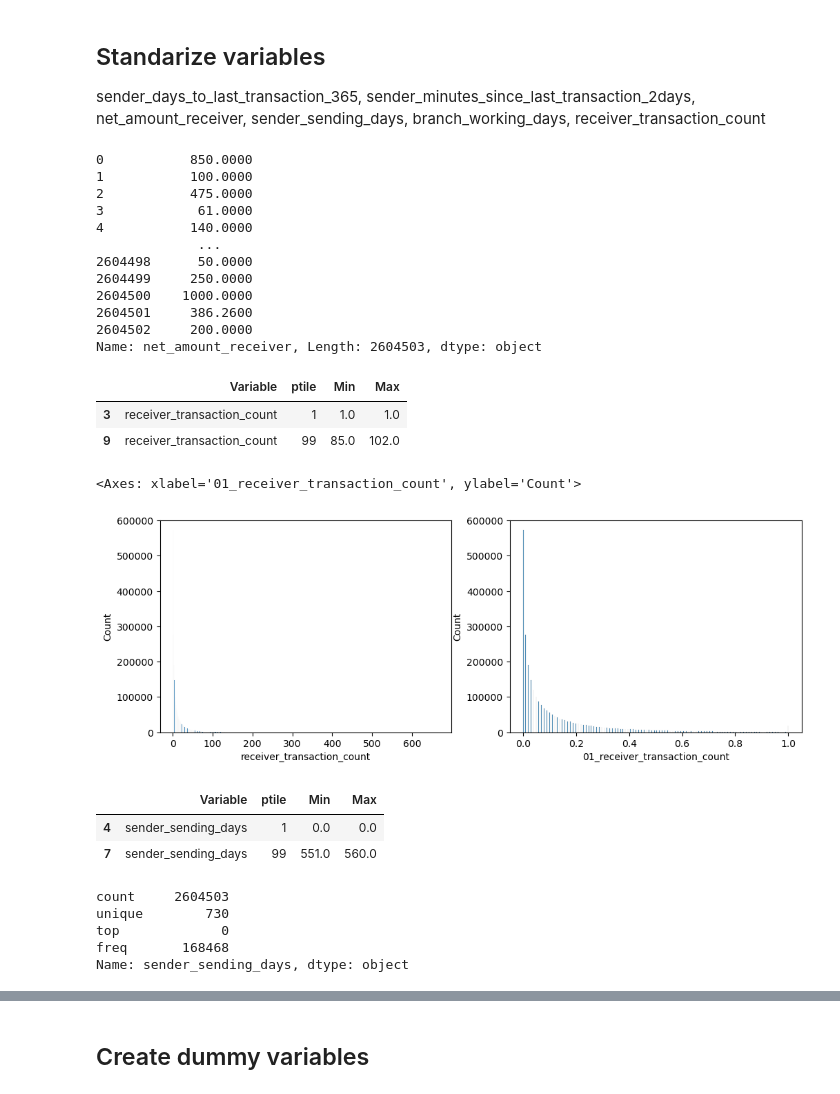
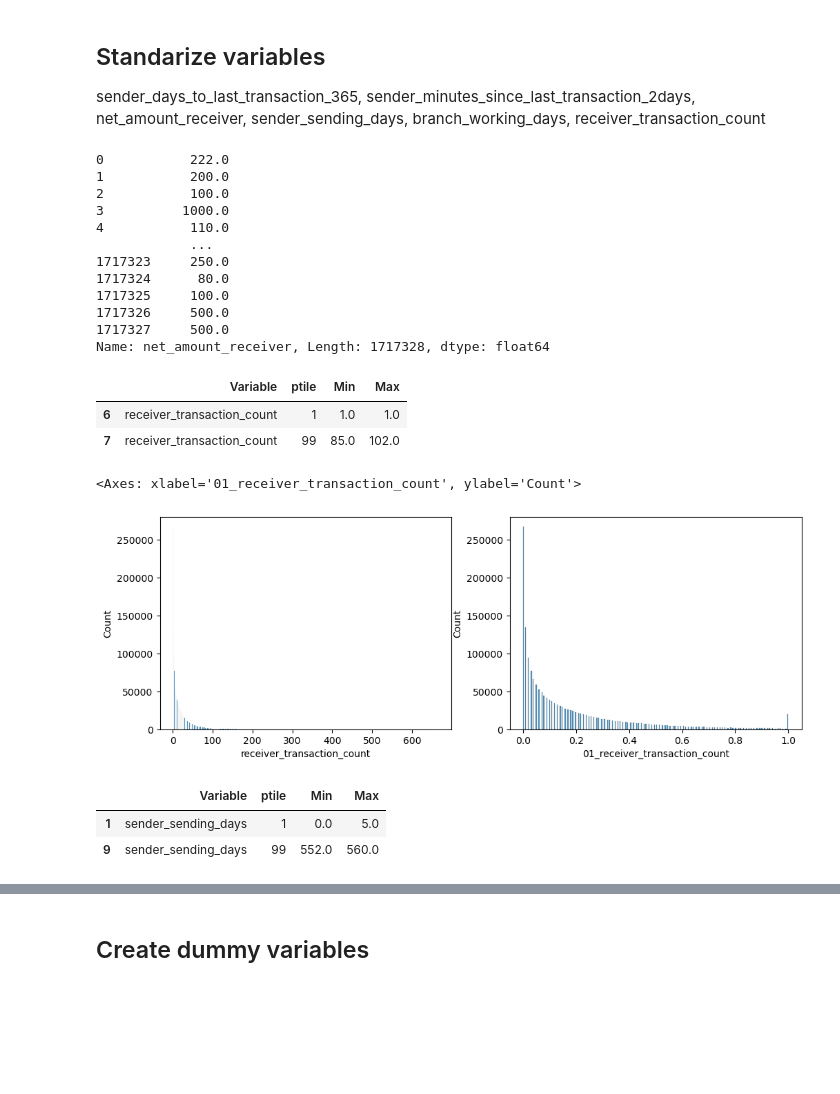
Before and after one commit to Magdaorozco644/ModelosAIm-dev, a Jupyter notebook: Analytics/5.Fraud/01-InputModelo-NuevasVar.ipynb, the cells around one changed output, grey strips where cells are left out. Saved outputs shown, nothing was run; the diff lists cells and outputs as text; code cells hidden in the pictures; blank space fills up the shorter version.

```diff
--- a/Analytics/5.Fraud/01-InputModelo-NuevasVar.ipynb
+++ b/Analytics/5.Fraud/01-InputModelo-NuevasVar.ipynb
@@ -75,12 +85,12 @@ conn = connect(s3_staging_dir=f'{bucket_name}queryresults/',
                region_name='us-east-1')
 
 # Month of data to name the parket file that will be stored
-mes_data = '202312' #812 secs
+mes_data = '202301' #812 secs
 #Set to one for creating files for test and zero for train
-archivo_test = 1
+archivo_test = 2
 
 df_ABT = pd.read_sql('''select * from analytics.abt_fraud
-                            where date_receiver between cast('2023-12-01' as date) and cast('2024-01-01' as date);''', conn)
+                            where date_receiver between cast('2023-01-01' as date) and cast('2023-02-01' as date);''', conn)
 # %% [markdown]
 Vieja query de ABT <br>
 df_ABT = pd.read_sql('''select abt.*
@@ -104,9 +114,10 @@ group by ptile
 union
 select 'sender_sending_days', ptile, min(sender_sending_days), max(sender_sending_days)
 from (select NTILE(100) OVER (order by cast(sender_sending_days as integer)) as ptile,
-        cast(sender_sending_days as integer) as sender_sending_days
+         sender_sending_days
     from analytics.abt_fraud
-    where date_receiver between cast('2023-01-01' as timestamp) and cast('2023-08-01' as timestamp))
+    where date_receiver between cast('2023-01-01' as timestamp) and cast('2023-08-01' as timestamp)
+    and sender_sending_days is not null)
 where ptile = 1 or ptile = 99
 group by ptile
 union
@@ -292,23 +293,23 @@ df_ABT['01_isBankDep'] = df_ABT.id_payout.isin(bankdp_payout)
 #df_ABT[['01_isCashPick','id_payout','01_isBankDep']]
 # %%
 #Count days to last transaction only for one year and if dummy variable if not
-df_ABT.loc[:,'sender_days_to_last_transaction_365'] = df_ABT['sender_days_to_last_transaction'].astype(float)
+#df_ABT.loc[:,'sender_days_to_last_transaction_365'] = df_ABT['sender_days_to_last_transaction'].astype(float)
 df_ABT.loc[:,'sender_days_to_last_transaction_more365'] = 0
-df_ABT.loc[df_ABT['sender_days_to_last_transaction'].astype(float)> 365, 'sender_days_to_last_transaction_more365'] = 1
-df_ABT.loc[df_ABT['sender_days_to_last_transaction'].astype(float)> 365, 'sender_days_to_last_transaction_365'] = 0
+df_ABT.loc[df_ABT['sender_days_to_last_transaction']> 365, 'sender_days_to_last_transaction_more365'] = 1
+df_ABT.loc[df_ABT['sender_days_to_last_transaction']> 365, 'sender_days_to_last_transaction_365'] = 0
 
 #Count days to last transaction only for 7 months(suggested by them) and if dummy variable if not
-df_ABT.loc[:,'sender_days_to_last_transaction_7m'] = df_ABT['sender_days_to_last_transaction'].astype(float)
+#df_ABT.loc[:,'sender_days_to_last_transaction_7m'] = df_ABT['sender_days_to_last_transaction'].astype(float)
 df_ABT.loc[:,'sender_days_to_last_transaction_more7m'] = 0
-df_ABT.loc[df_ABT['sender_days_to_last_transaction'].astype(float)> 7*30, 'sender_days_to_last_transaction_more7m'] = 1
-df_ABT.loc[df_ABT['sender_days_to_last_transaction'].astype(float)> 7*30, 'sender_days_to_last_transaction_7m'] = 0
+df_ABT.loc[df_ABT['sender_days_to_last_transaction']> 7*30, 'sender_days_to_last_transaction_more7m'] = 1
+df_ABT.loc[df_ABT['sender_days_to_last_transaction']> 7*30, 'sender_days_to_last_transaction_7m'] = 0
 # %%
 #Minutes till last transaction only for one or two days
-df_ABT.loc[:, 'sender_minutes_since_last_transaction_2days'] = df_ABT['sender_minutes_since_last_transaction'].astype(float)
-df_ABT.loc[:, 'sender_minutes_since_last_transaction_1day'] = df_ABT['sender_minutes_since_last_transaction'].astype(float)
+#df_ABT.loc[:, 'sender_minutes_since_last_transaction_2days'] = df_ABT['sender_minutes_since_last_transaction'].astype(float)
+#df_ABT.loc[:, 'sender_minutes_since_last_transaction_1day'] = df_ABT['sender_minutes_since_last_transaction'].astype(float)
 
-df_ABT.loc[df_ABT['sender_minutes_since_last_transaction'].astype(float)> 2*24*60, 'sender_minutes_since_last_transaction_2days'] = 0
-df_ABT.loc[df_ABT['sender_minutes_since_last_transaction'].astype(float)> 24*60, 'sender_minutes_since_last_transaction_1day'] = 0
+df_ABT.loc[df_ABT['sender_minutes_since_last_transaction']> 2*24*60, 'sender_minutes_since_last_transaction_2days'] = 0
+df_ABT.loc[df_ABT['sender_minutes_since_last_transaction']> 24*60, 'sender_minutes_since_last_transaction_1day'] = 0
 # %%
 # Ver si la puedo agregar
 #df_ABT['branch_prom_diario'] =
@@ -330,18 +331,18 @@ df_ABT['sender_sending_days']
 df_ABT['branch_working_days']
 df_ABT['net_amount_receiver']
 # %% [output]
-0           850.0000
-1           100.0000
-2           475.0000
-3            61.0000
-4           140.0000
-             ...
-2604498      50.0000
-2604499     250.0000
-2604500    1000.0000
-2604501     386.2600
-2604502     200.0000
-Name: net_amount_receiver, Length: 2604503, dtype: object
+0           222.0
+1           200.0
+2           100.0
+3          1000.0
+4           110.0
+            ...
+1717323     250.0
+1717324      80.0
+1717325     100.0
+1717326     500.0
+1717327     500.0
+Name: net_amount_receiver, Length: 1717328, dtype: float64
 # %%
 Mx = df_perc.Max[(df_perc['Variable']=='receiver_transaction_count') & (df_perc['ptile']==99)].item()
 mn = df_perc.Min[(df_perc['Variable']=='receiver_transaction_count') & (df_perc['ptile']==1)].item()
@@ -353,16 +354,16 @@ df_ABT['01_receiver_transaction_count'] = scale_percentils(df_ABT['receiver_tran
 df_perc[df_perc['Variable']=='receiver_transaction_count']
 # %% [output]
 |  | Variable | ptile | Min | Max |
-| 3 | receiver_transaction_count | 1 | 1.0 | 1.0 |
-| 9 | receiver_transaction_count | 99 | 85.0 | 102.0 |
+| 6 | receiver_transaction_count | 1 | 1.0 | 1.0 |
+| 7 | receiver_transaction_count | 99 | 85.0 | 102.0 |
 # %%
-df_ABT['receiver_transaction_count'] = df_ABT['receiver_transaction_count'].astype(int)
+#df_ABT['receiver_transaction_count'] = df_ABT['receiver_transaction_count'].astype(int)
 fig, axs = plt.subplots(1,2,figsize = (12, 4))
 sns.histplot(data=df_ABT, x="receiver_transaction_count", ax = axs[0])
 sns.histplot(data=df_ABT, x="01_receiver_transaction_count", ax = axs[1])
 # %% [output]
 <Axes: xlabel='01_receiver_transaction_count', ylabel='Count'>
-[figure, old version]
+[figure, new version]
 # %%
 Mx = df_perc.Max[(df_perc['Variable']=='sender_sending_days') & (df_perc['ptile']==99)].item()
 mn = df_perc.Min[(df_perc['Variable']=='sender_sending_days') & (df_perc['ptile']==1)].item()
@@ -374,14 +375,5 @@ df_ABT['01_sender_sending_days'] = scale_percentils(df_ABT['sender_sending_days'
 df_perc[df_perc['Variable']=='sender_sending_days']
 # %% [output]
 |  | Variable | ptile | Min | Max |
-| 4 | sender_sending_days | 1 | 0.0 | 0.0 |
-| 7 | sender_sending_days | 99 | 551.0 | 560.0 |
+| 1 | sender_sending_days | 1 | 0.0 | 5.0 |
+| 9 | sender_sending_days | 99 | 552.0 | 560.0 |
-# %%
-df_ABT[['sender_sending_days','01_sender_sending_days']].describe()
-df_ABT['sender_sending_days'].describe()
-# %% [output]
-count     2604503
-unique        730
-top             0
-freq       168468
-Name: sender_sending_days, dtype: object
```
Also changed, not shown: parts of 17 cells of this notebook.
